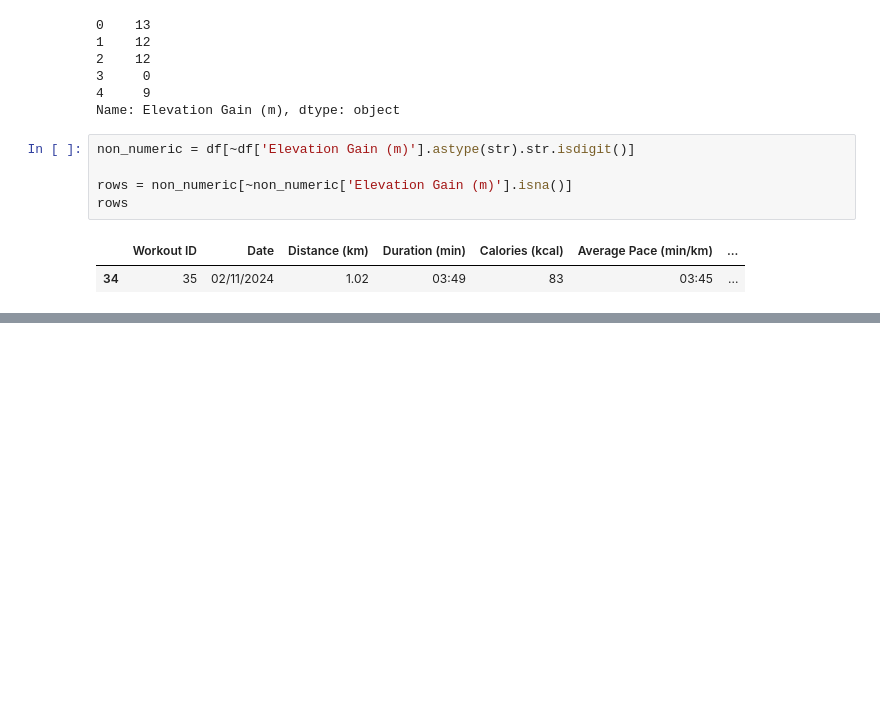
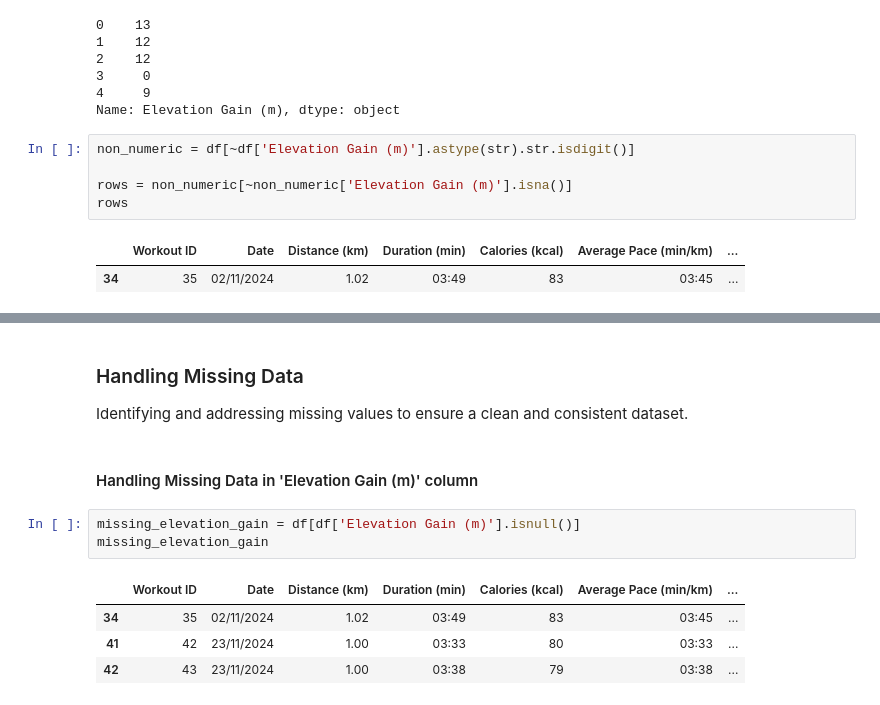
Before and after one commit to valecase4/Runalyze, a Jupyter notebook: notebooks/01_data_exploration.ipynb, the cells around one changed output, grey strips where cells are left out. Drawn from its saved outputs; the diff is of its cells as text; blank space fills up the shorter version.

```diff
--- a/notebooks/01_data_exploration.ipynb
+++ b/notebooks/01_data_exploration.ipynb
@@ -360,0 +354,14 @@ Q3 = df.quantile(0.25, numeric_only=True)
+# %% [markdown]
+### Handling Missing Data
+
+Identifying and addressing missing values to ensure a clean and consistent dataset.
+# %% [markdown]
+#### Handling Missing Data in 'Elevation Gain (m)' column
+# %%
+missing_elevation_gain = df[df['Elevation Gain (m)'].isnull()]
+missing_elevation_gain
+# %% [output]
+|  | Workout ID | Date | Distance (km) | Duration (min) | Calories (kcal) | Average Pace (min/km) | ... |
+| 34 | 35 | 02/11/2024 | 1.02 | 03:49 | 83 | 03:45 | ... |
+| 41 | 42 | 23/11/2024 | 1.00 | 03:33 | 80 | 03:33 | ... |
+| 42 | 43 | 23/11/2024 | 1.00 | 03:38 | 79 | 03:38 | ... |
```
Also changed, not shown: parts of 29 cells of this notebook.
